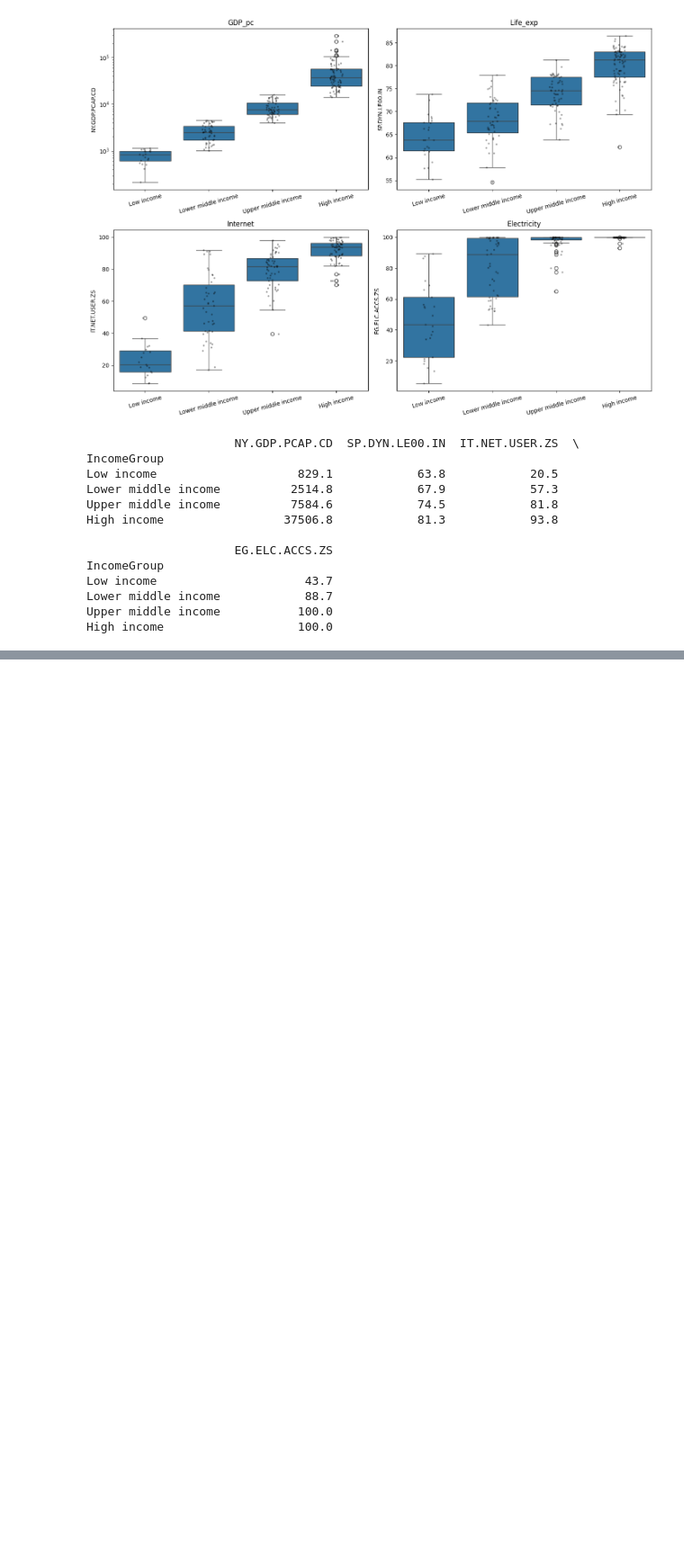
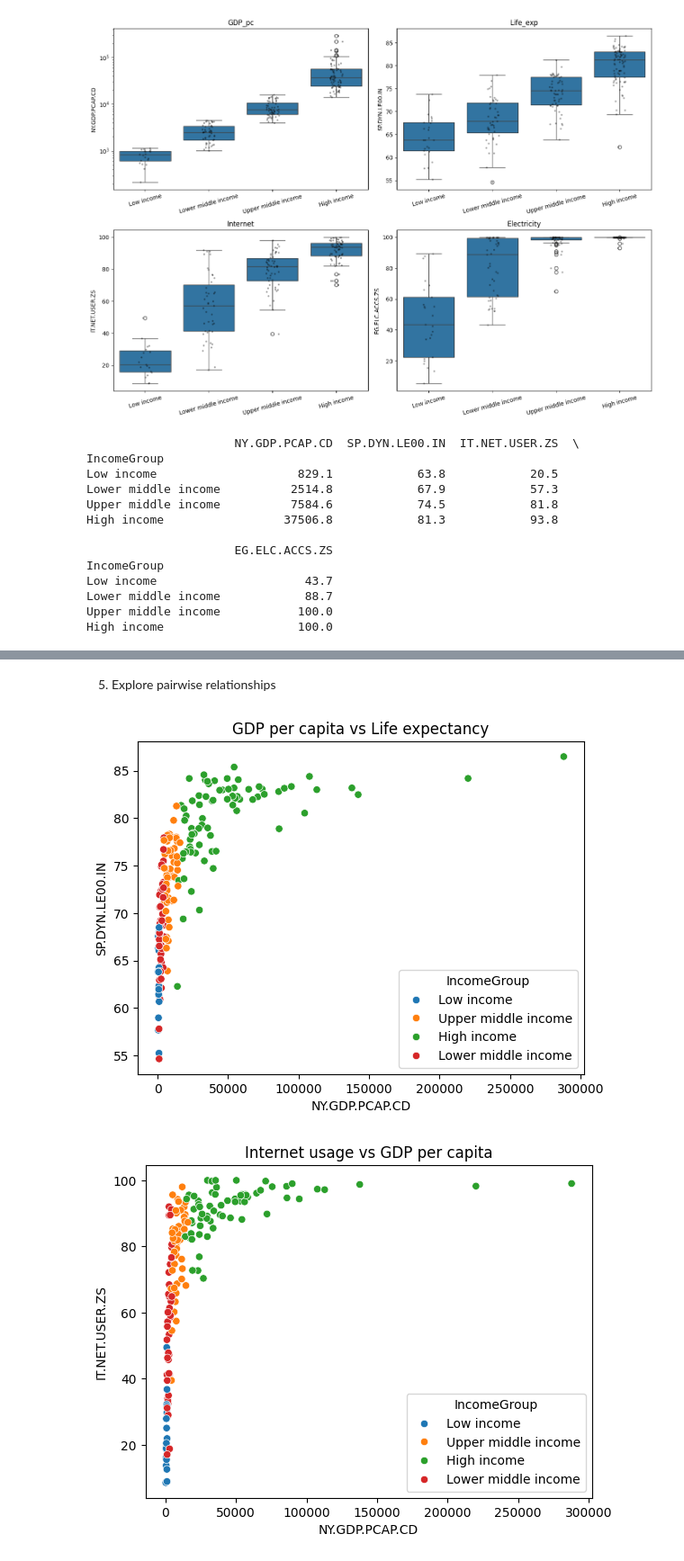
Before and after one commit to sahanakamdar/DS203_clustering, a Jupyter notebook: WDI_clustering.ipynb, the cells around one changed output, grey strips where cells are left out. Shown at 90% size. Drawn from its saved outputs; the diff is of its cells as text; code cells hidden in the pictures; blank space fills up the shorter version.

```diff
--- a/WDI_clustering.ipynb
+++ b/WDI_clustering.ipynb
@@ -226,0 +255,22 @@ NameError: name 'corr' is not defined
+# %% [markdown]
+5) Explore pairwise relationships
+# %%
+print("Without GDP log scaled")
+sns.scatterplot(data=df, x='NY.GDP.PCAP.CD', y='SP.DYN.LE00.IN', hue='IncomeGroup')
+plt.title('GDP per capita vs Life expectancy')
+plt.show()
+
+sns.scatterplot(data=df, x='NY.GDP.PCAP.CD', y='IT.NET.USER.ZS', hue='IncomeGroup')
+plt.title('Internet usage vs GDP per capita')
+plt.show()
+
+sns.scatterplot(data=df, x='SE.SEC.ENRR', y='SP.DYN.LE00.IN', hue='IncomeGroup')
+plt.title('Education vs Life expectancy')
+plt.show()
+
+sns.scatterplot(data=df, x='NY.GDP.PCAP.CD', y='SP.URB.TOTL.IN.ZS', hue='IncomeGroup')
+plt.title('Urbanization vs GDP per capita')
+plt.show()
+# %% [output]
+[figure, added]
+[figure, added]
```
Also changed, not shown: parts of 5 cells of this notebook, 1 other file.
